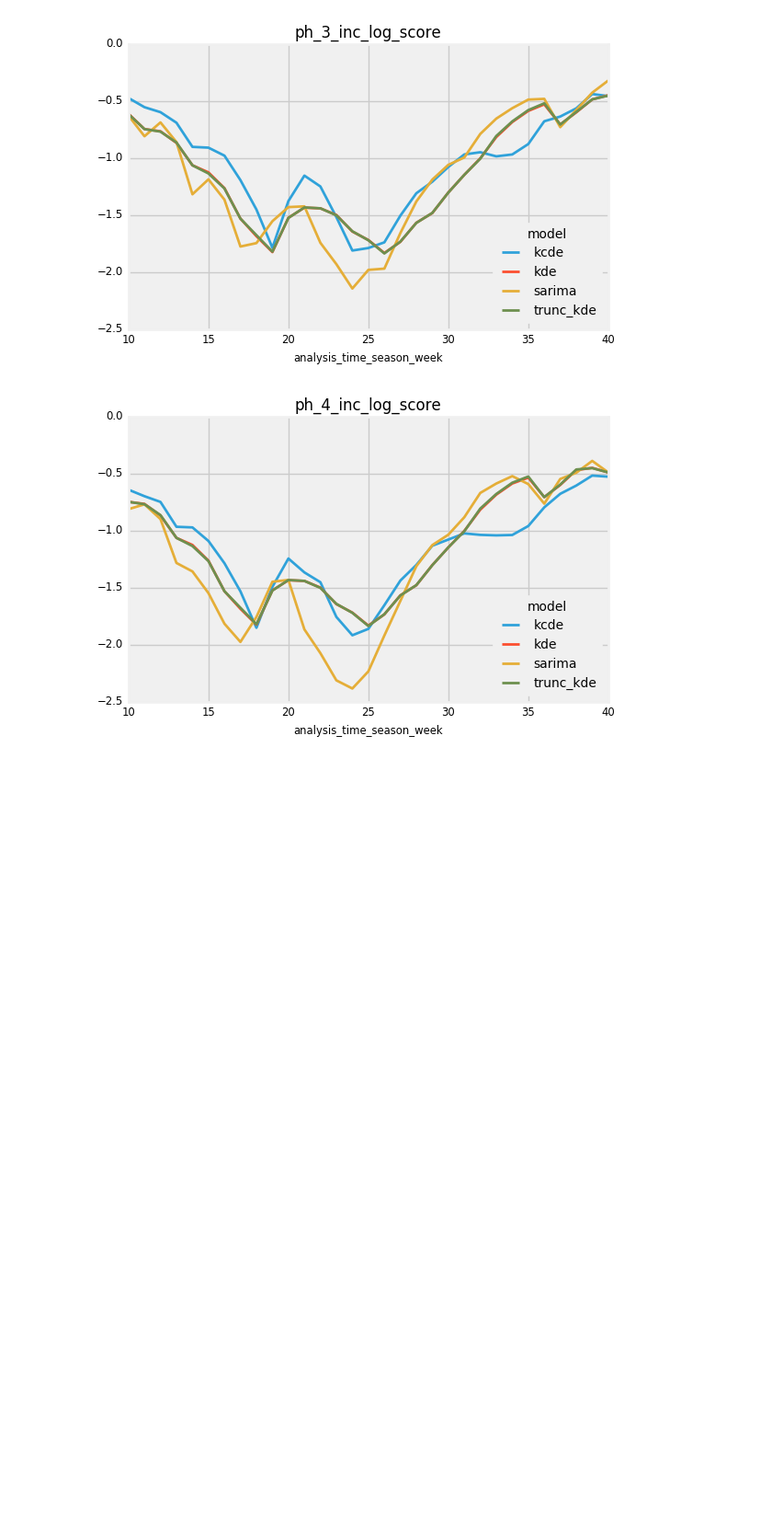
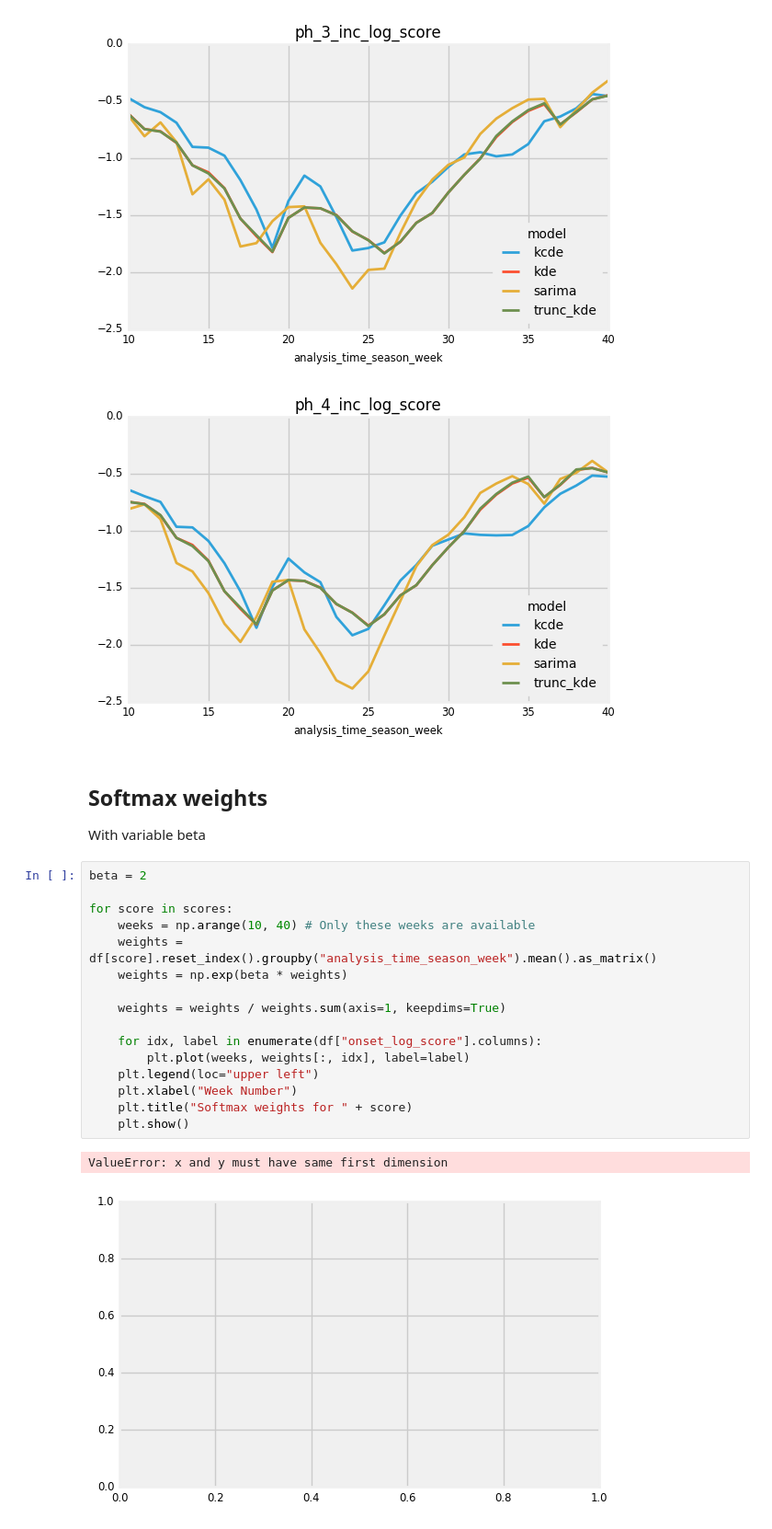
Before and after one commit to reichlab/neural-stack, a Jupyter notebook: notebooks/0.0-weeks-and-scores.ipynb, the cells around one changed output. Shown at 92% size. Saved outputs shown, nothing was run; the diff lists cells and outputs as text; blank space fills up the shorter version.

Commit message:
Softmax weights in mean noteboo

```diff
--- a/notebooks/0.0-weeks-and-scores.ipynb
+++ b/notebooks/0.0-weeks-and-scores.ipynb
@@ -33,3 +33,26 @@ for score in scores:
 [figure]
 [figure]
 [figure]
+# %% [markdown]
+## Softmax weights
+
+With variable beta
+# %%
+beta = 2
+
+for score in scores:
+    weeks = np.arange(10, 40) # Only these weeks are available
+    weights = df[score].reset_index().groupby("analysis_time_season_week").mean().as_matrix()
+    weights = np.exp(beta * weights)
+
+    weights = weights / weights.sum(axis=1, keepdims=True)
+
+    for idx, label in enumerate(df["onset_log_score"].columns):
+        plt.plot(weeks, weights[:, idx], label=label)
+    plt.legend(loc="upper left")
+    plt.xlabel("Week Number")
+    plt.title("Softmax weights for " + score)
+    plt.show()
+# %% [output]
+ValueError: x and y must have same first dimension
+[figure, added]
```
